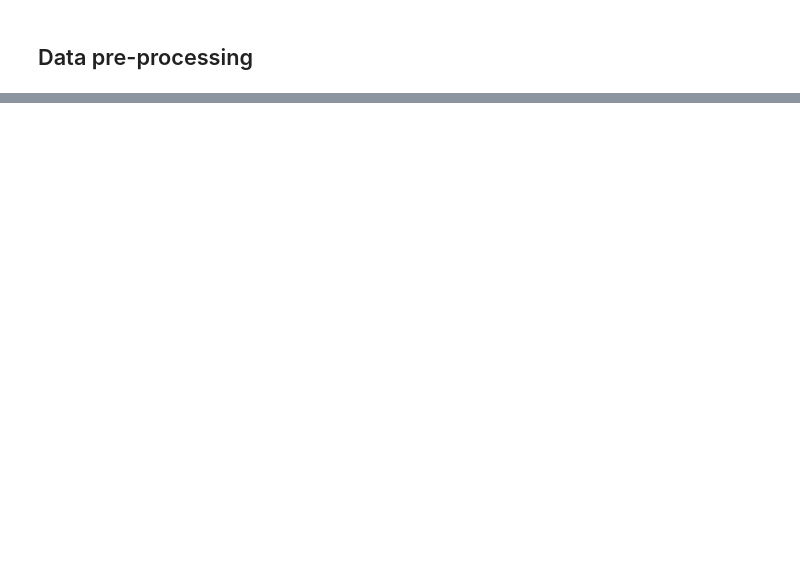
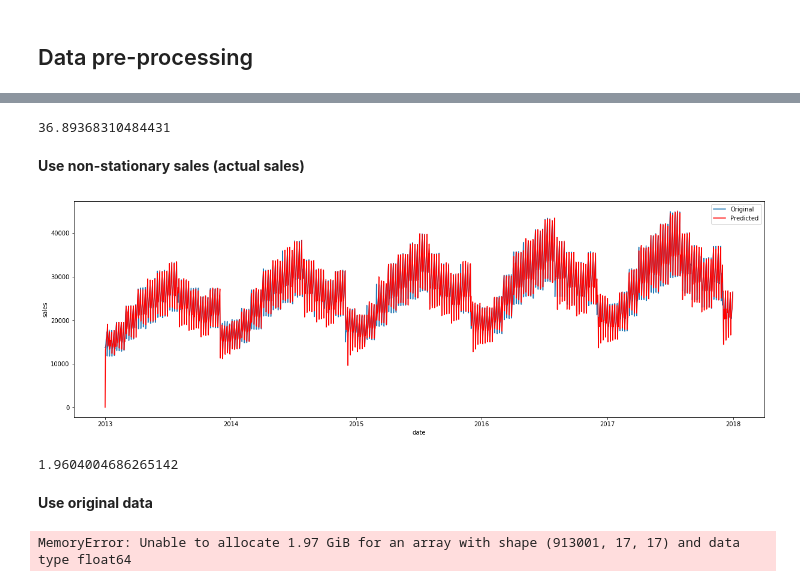
Before and after one commit to casperdamen123/data_science_projects_dip, a Jupyter notebook: notebooks/time_series_forecast_demand_modelling.ipynb, the cells around one changed output, grey strips where cells are left out. Drawn from its saved outputs; the diff is of its cells as text; code cells hidden in the pictures; blank space fills up the shorter version.

```diff
--- a/notebooks/time_series_forecast_demand_modelling.ipynb
+++ b/notebooks/time_series_forecast_demand_modelling.ipynb
@@ -110,0 +177,6 @@ memory usage: 66.2+ MB
+# %%
+smape(y_diff, y_diff_pred)
+# %% [output]
+36.89368310484431
+# %% [markdown]
+**Use non-stationary sales (actual sales)**
@@ -110,0 +195,15 @@ memory usage: 66.2+ MB
+# %%
+#Create object to plot on
+fig = plt.figure(figsize=(16,5))
+ax = fig.add_axes([0,0,1,1])
+
+sns.lineplot(x=X_2, y=y_2, ax=ax, label='Original')
+sns.lineplot(x=X_2, y=y_pred_2, ax=ax, label='Predicted', color='red');
+# %% [output]
+[figure, added]
+# %%
+smape(y_actual, y_actual_pred)
+# %% [output]
+1.9604004686265142
+# %% [markdown]
+**Use original data**
@@ -110,0 +215,4 @@ memory usage: 66.2+ MB
+# %%
+sarimax_all_fitted = sarimax_all.fit()
+# %% [output]
+MemoryError: Unable to allocate 1.97 GiB for an array with shape (913001, 17, 17) and data type float64
```
Also changed, not shown: parts of 32 cells of this notebook.
